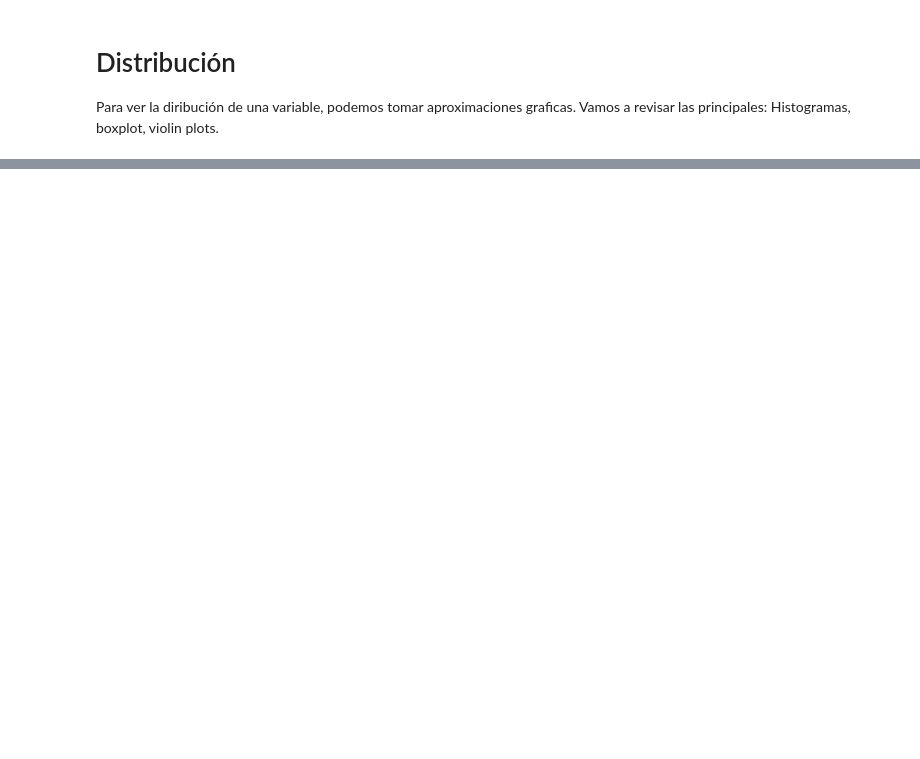
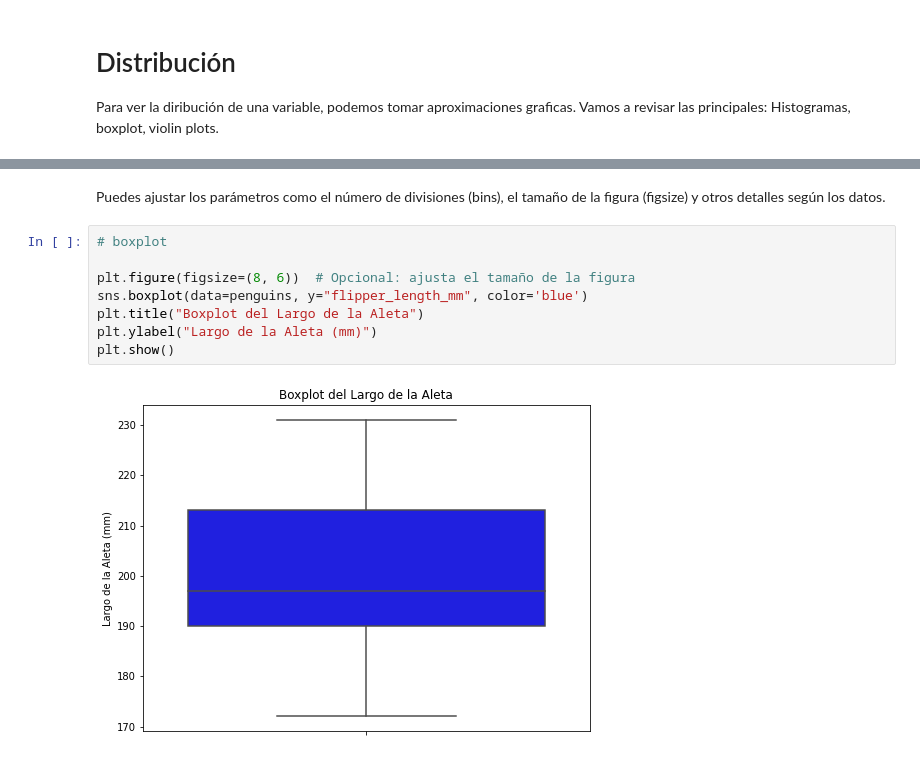
Before and after one commit to melanieoyarzun/taller_estadisticaDS, a Jupyter notebook: bloque1-tallerSTASIDS_EDA.ipynb, the cells around one changed output, grey strips where cells are left out. Cells and saved outputs as stored; diff of their text form; blank space fills up the shorter version.

```diff
--- a/bloque1-tallerSTASIDS_EDA.ipynb
+++ b/bloque1-tallerSTASIDS_EDA.ipynb
@@ -379,0 +667,12 @@ El objetivo de analizar estos datos es entender cómo las diferentes medidas mor
+# %% [markdown]
+Puedes ajustar los parámetros como el número de divisiones (bins), el tamaño de la figura (figsize) y otros detalles según los datos.
+# %%
+# boxplot
+
+plt.figure(figsize=(8, 6))  # Opcional: ajusta el tamaño de la figura
+sns.boxplot(data=penguins, y="flipper_length_mm", color='blue')
+plt.title("Boxplot del Largo de la Aleta")
+plt.ylabel("Largo de la Aleta (mm)")
+plt.show()
+# %% [output]
+[figure, added]
```
Also changed, not shown: parts of 60 cells of this notebook.
